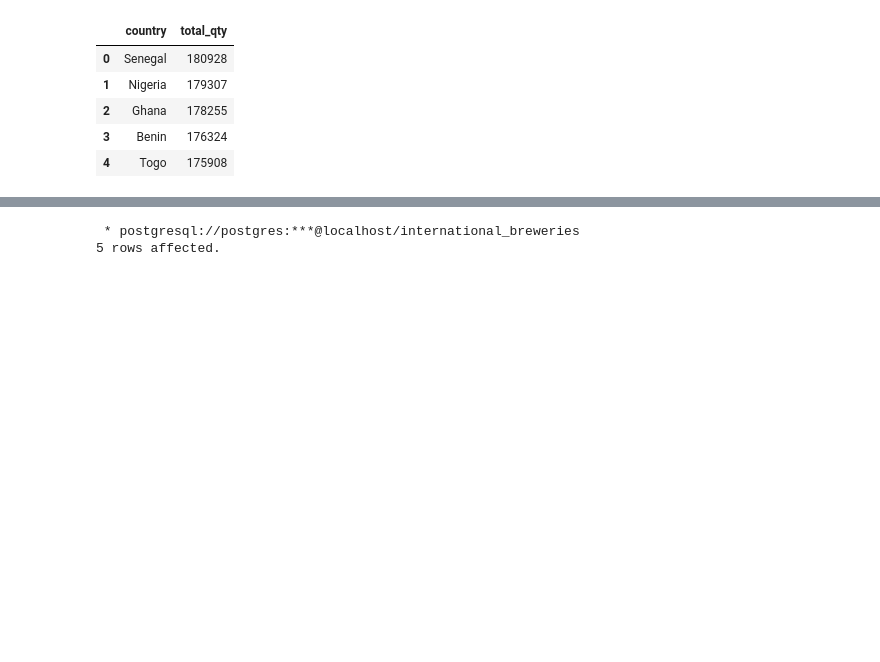
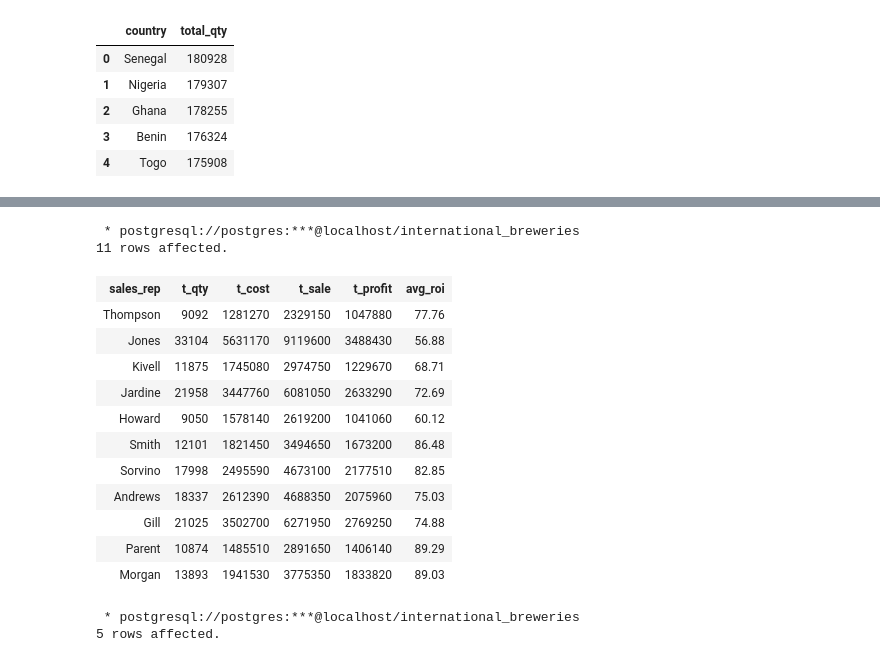
Before and after one commit to TelRich/International-Breweries-Analysis-with-SQL-and-Python, a Jupyter notebook: brew.ipynb, the cells around one changed output, grey strips where cells are left out. Saved outputs shown, nothing was run; the diff lists cells and outputs as text; code cells hidden in the pictures; blank space fills up the shorter version.

```diff
--- a/brew.ipynb
+++ b/brew.ipynb
@@ -396,3 +628,31 @@ LIMIT   5
+# %%
+%%sql
+SELECT
+    sales_rep,
+    SUM(quantity_sold) t_qty,
+    SUM(total_cost) t_cost,
+    SUM(total_sale) t_sale,
+    SUM(profit) t_profit,
+    ROUND(AVG(roi), 2) avg_roi
+FROM
+    nigeria
+GROUP BY
+    sales_rep
+# %% [output]
+ * postgresql://postgres:***@localhost/international_breweries
+11 rows affected.
+| sales_rep | t_qty | t_cost | t_sale | t_profit | avg_roi |
+| Thompson | 9092 | 1281270 | 2329150 | 1047880 | 77.76 |
+| Jones | 33104 | 5631170 | 9119600 | 3488430 | 56.88 |
+| Kivell | 11875 | 1745080 | 2974750 | 1229670 | 68.71 |
+| Jardine | 21958 | 3447760 | 6081050 | 2633290 | 72.69 |
+| Howard | 9050 | 1578140 | 2619200 | 1041060 | 60.12 |
+| Smith | 12101 | 1821450 | 3494650 | 1673200 | 86.48 |
+| Sorvino | 17998 | 2495590 | 4673100 | 2177510 | 82.85 |
+| Andrews | 18337 | 2612390 | 4688350 | 2075960 | 75.03 |
+| Gill | 21025 | 3502700 | 6271950 | 2769250 | 74.88 |
+| Parent | 10874 | 1485510 | 2891650 | 1406140 | 89.29 |
+| Morgan | 13893 | 1941530 | 3775350 | 1833820 | 89.03 |
 # %%
 %%sql
 SELECT * FROM nigeria LIMIT 5
```
Also changed, not shown: parts of 24 cells of this notebook.
